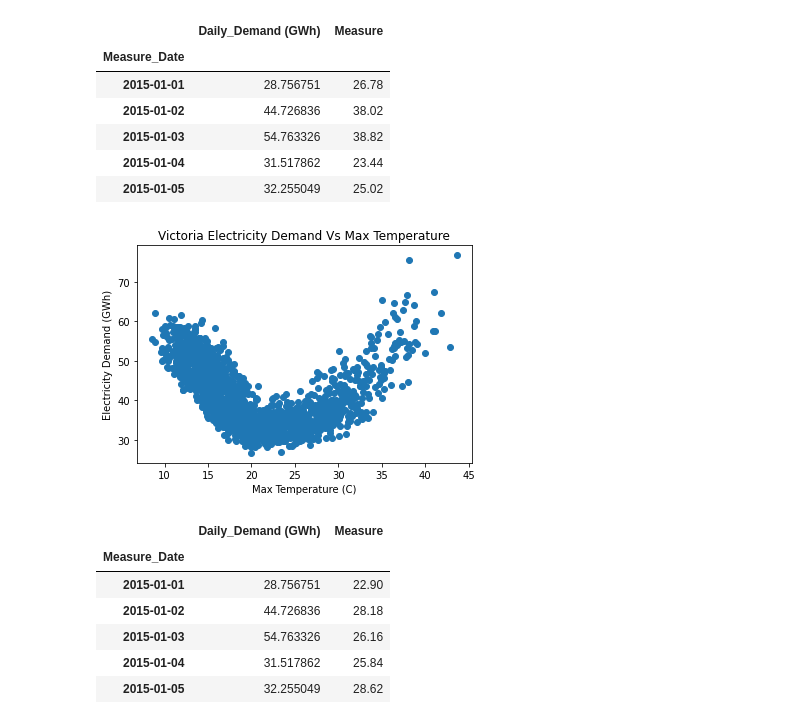
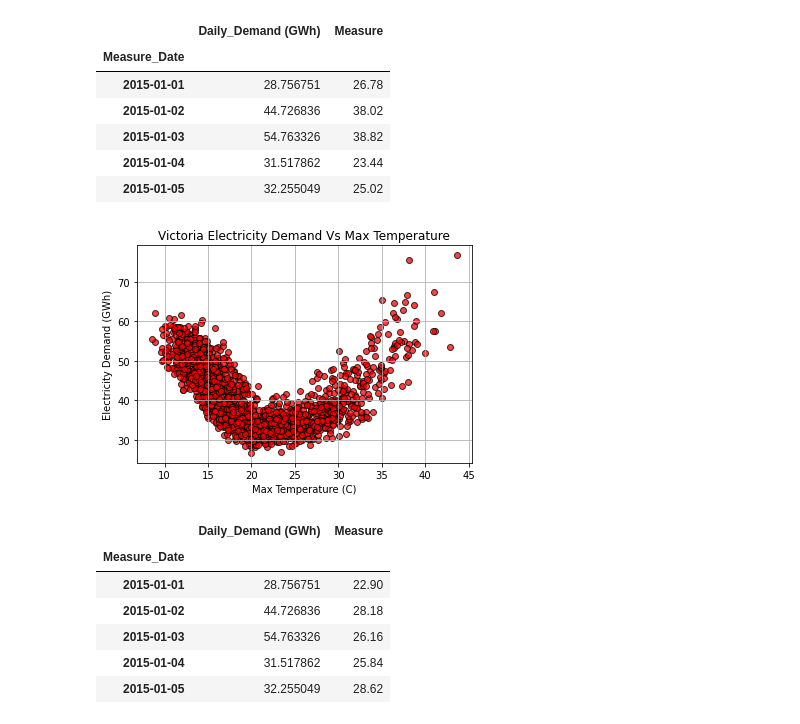
Before and after one commit to tahsinurrahman2011/Project-1, a Jupyter notebook: Electricity Demand Vs Weather Analysis.ipynb, the cells around one changed output. Drawn from its saved outputs; the diff is of its cells as text; code cells hidden in the pictures.

```diff
--- a/Electricity Demand Vs Weather Analysis.ipynb
+++ b/Electricity Demand Vs Weather Analysis.ipynb
@@ -106,13 +115,14 @@ VicDailyDemand_MaxTemp.head()
 | 2015-01-05 | 32.255049 | 25.02 |
 # %%
 
-plt.scatter(VicDailyDemand_MaxTemp['Measure'], VicDailyDemand_MaxTemp['Daily_Demand (GWh)'])
+plt.scatter(VicDailyDemand_MaxTemp['Measure'], VicDailyDemand_MaxTemp['Daily_Demand (GWh)'], marker="o", facecolors="red", edgecolors="black", alpha=0.75)
 plt.xlabel("Max Temperature (C)")
 plt.ylabel("Electricity Demand (GWh)")
 plt.title("Victoria Electricity Demand Vs Max Temperature")
+plt.grid()
 plt.show()
 # %% [output]
-[figure, old version]
+[figure, new version]
 # %%
 SolarDF = weatherDF.loc[weatherDF.MeasurementType == 'Solar Exposure']
 SolarDF = SolarDF.loc[((SolarDF.Measure_Date >= '2015-01-01') & (SolarDF.Measure_Date < '2019-07-01'))]
```
Also changed, not shown: parts of 8 cells of this notebook, 3 other files.
